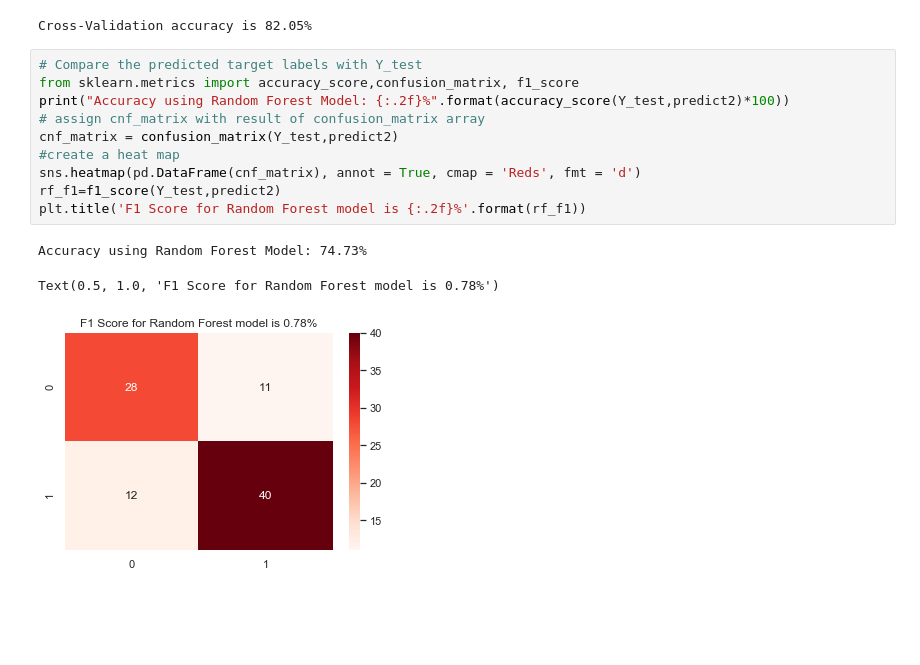
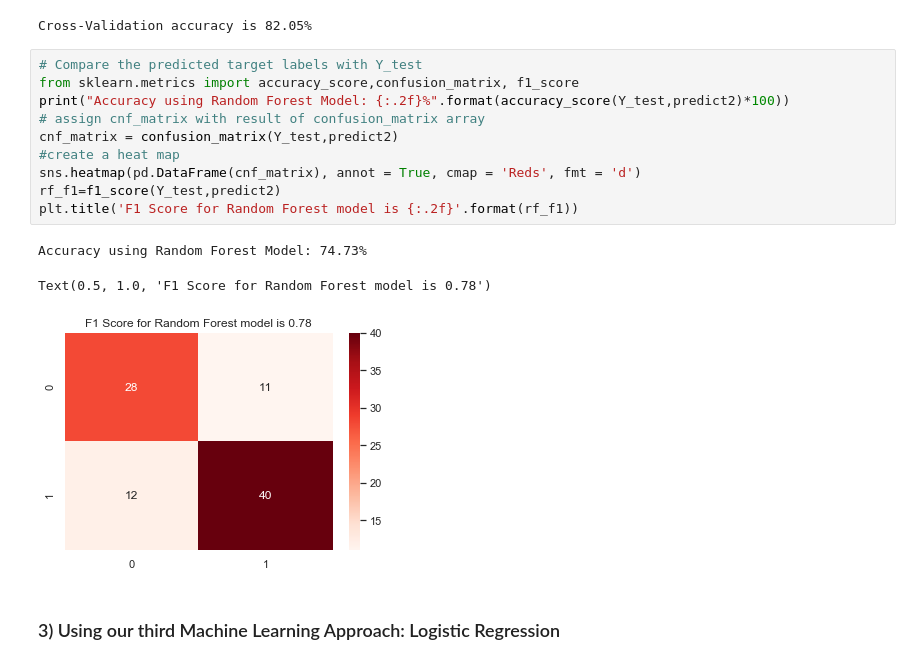
Before and after one commit to chauhan-nitin/UCI_HeartDisease, a Jupyter notebook: heartdisease.ipynb, the cells around one changed output. Cells and saved outputs as stored; diff of their text form; blank space fills up the shorter version.

```diff
--- a/heartdisease.ipynb
+++ b/heartdisease.ipynb
@@ -298,14 +298,16 @@ Cross-Validation accuracy is 82.05%
 # %%
 # Compare the predicted target labels with Y_test
 from sklearn.metrics import accuracy_score,confusion_matrix, f1_score
 print("Accuracy using Random Forest Model: {:.2f}%".format(accuracy_score(Y_test,predict2)*100))
 # assign cnf_matrix with result of confusion_matrix array
 cnf_matrix = confusion_matrix(Y_test,predict2)
 #create a heat map
 sns.heatmap(pd.DataFrame(cnf_matrix), annot = True, cmap = 'Reds', fmt = 'd')
 rf_f1=f1_score(Y_test,predict2)
-plt.title('F1 Score for Random Forest model is {:.2f}%'.format(rf_f1))
+plt.title('F1 Score for Random Forest model is {:.2f}'.format(rf_f1))
 # %% [output]
 Accuracy using Random Forest Model: 74.73%
-Text(0.5, 1.0, 'F1 Score for Random Forest model is 0.78%')
+Text(0.5, 1.0, 'F1 Score for Random Forest model is 0.78')
-[figure, old version]
+[figure, new version]
+# %% [markdown]
+### 3) Using our third Machine Learning Approach: Logistic Regression
```
Also changed, not shown: parts of 13 cells of this notebook.
